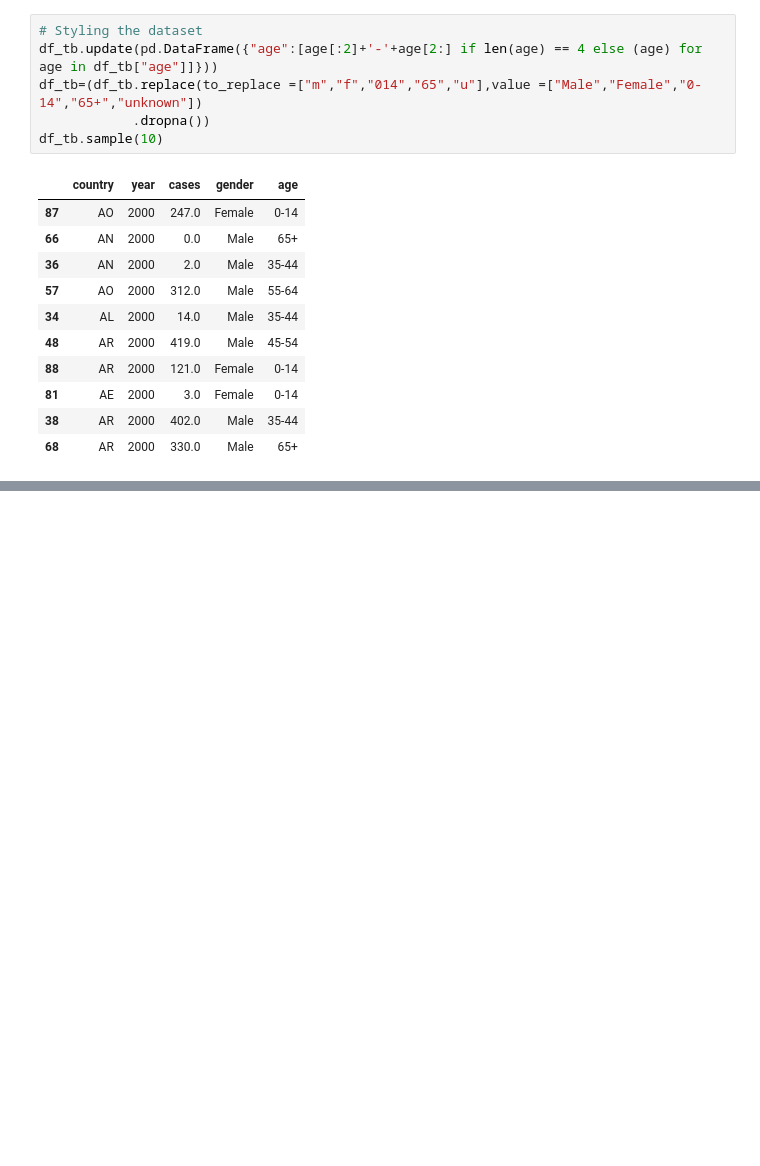
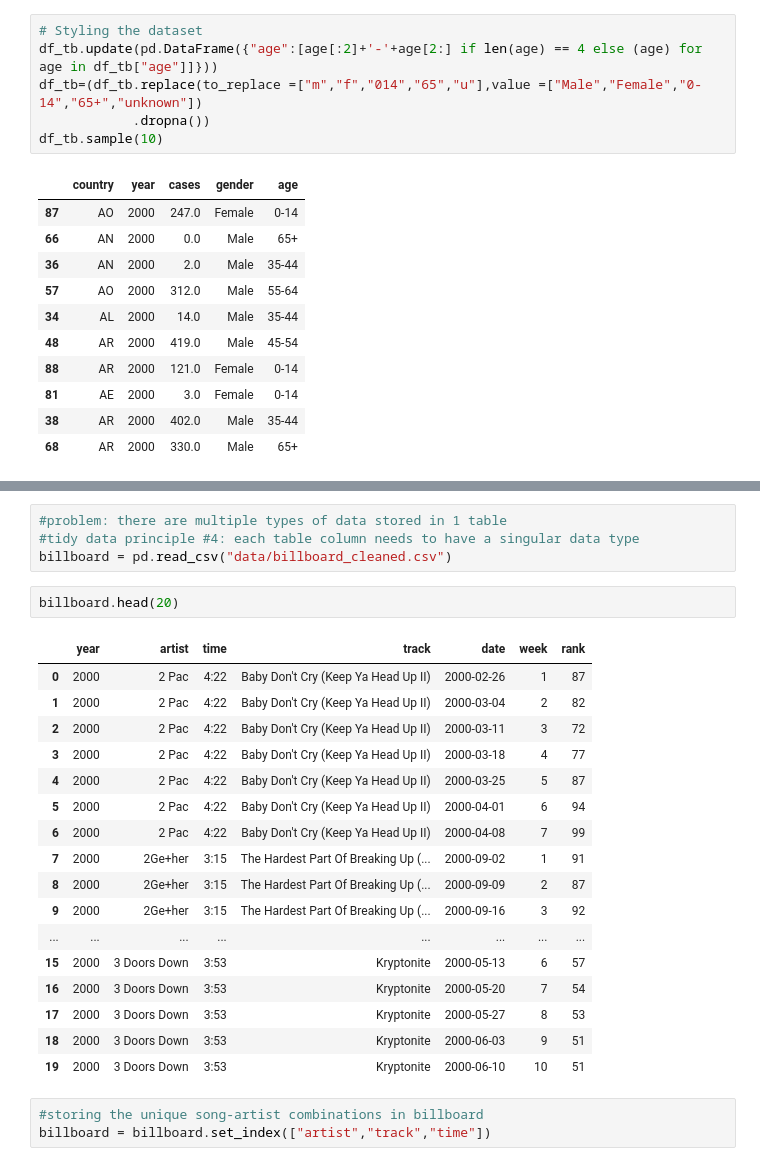
Before and after one commit to wu-olivia-ke/inf1340-programmingfordatascience-fa21, a Jupyter notebook: class-demo.ipynb, the cells around one changed output, grey strips where cells are left out. Saved outputs shown, nothing was run; the diff lists cells and outputs as text; blank space fills up the shorter version.

```diff
--- a/class-demo.ipynb
+++ b/class-demo.ipynb
@@ -396,0 +430,27 @@ df_tb.sample(10)
+# %%
+#problem: there are multiple types of data stored in 1 table
+#tidy data principle #4: each table column needs to have a singular data type
+billboard = pd.read_csv("data/billboard_cleaned.csv")
+# %%
+billboard.head(20)
+# %% [output]
+|  | year | artist | time | track | date | week | rank |
+| 0 | 2000 | 2 Pac | 4:22 | Baby Don't Cry (Keep Ya Head Up II) | 2000-02-26 | 1 | 87 |
+| 1 | 2000 | 2 Pac | 4:22 | Baby Don't Cry (Keep Ya Head Up II) | 2000-03-04 | 2 | 82 |
+| 2 | 2000 | 2 Pac | 4:22 | Baby Don't Cry (Keep Ya Head Up II) | 2000-03-11 | 3 | 72 |
+| 3 | 2000 | 2 Pac | 4:22 | Baby Don't Cry (Keep Ya Head Up II) | 2000-03-18 | 4 | 77 |
+| 4 | 2000 | 2 Pac | 4:22 | Baby Don't Cry (Keep Ya Head Up II) | 2000-03-25 | 5 | 87 |
+| 5 | 2000 | 2 Pac | 4:22 | Baby Don't Cry (Keep Ya Head Up II) | 2000-04-01 | 6 | 94 |
+| 6 | 2000 | 2 Pac | 4:22 | Baby Don't Cry (Keep Ya Head Up II) | 2000-04-08 | 7 | 99 |
+| 7 | 2000 | 2Ge+her | 3:15 | The Hardest Part Of Breaking Up (... | 2000-09-02 | 1 | 91 |
+| 8 | 2000 | 2Ge+her | 3:15 | The Hardest Part Of Breaking Up (... | 2000-09-09 | 2 | 87 |
+| 9 | 2000 | 2Ge+her | 3:15 | The Hardest Part Of Breaking Up (... | 2000-09-16 | 3 | 92 |
+| ... | ... | ... | ... | ... | ... | ... | ... |
+| 15 | 2000 | 3 Doors Down | 3:53 | Kryptonite | 2000-05-13 | 6 | 57 |
+| 16 | 2000 | 3 Doors Down | 3:53 | Kryptonite | 2000-05-20 | 7 | 54 |
+| 17 | 2000 | 3 Doors Down | 3:53 | Kryptonite | 2000-05-27 | 8 | 53 |
+| 18 | 2000 | 3 Doors Down | 3:53 | Kryptonite | 2000-06-03 | 9 | 51 |
+| 19 | 2000 | 3 Doors Down | 3:53 | Kryptonite | 2000-06-10 | 10 | 51 |
+# %%
+#storing the unique song-artist combinations in billboard
+billboard = billboard.set_index(["artist","track","time"])
```
Also changed, not shown: parts of 8 cells of this notebook.
